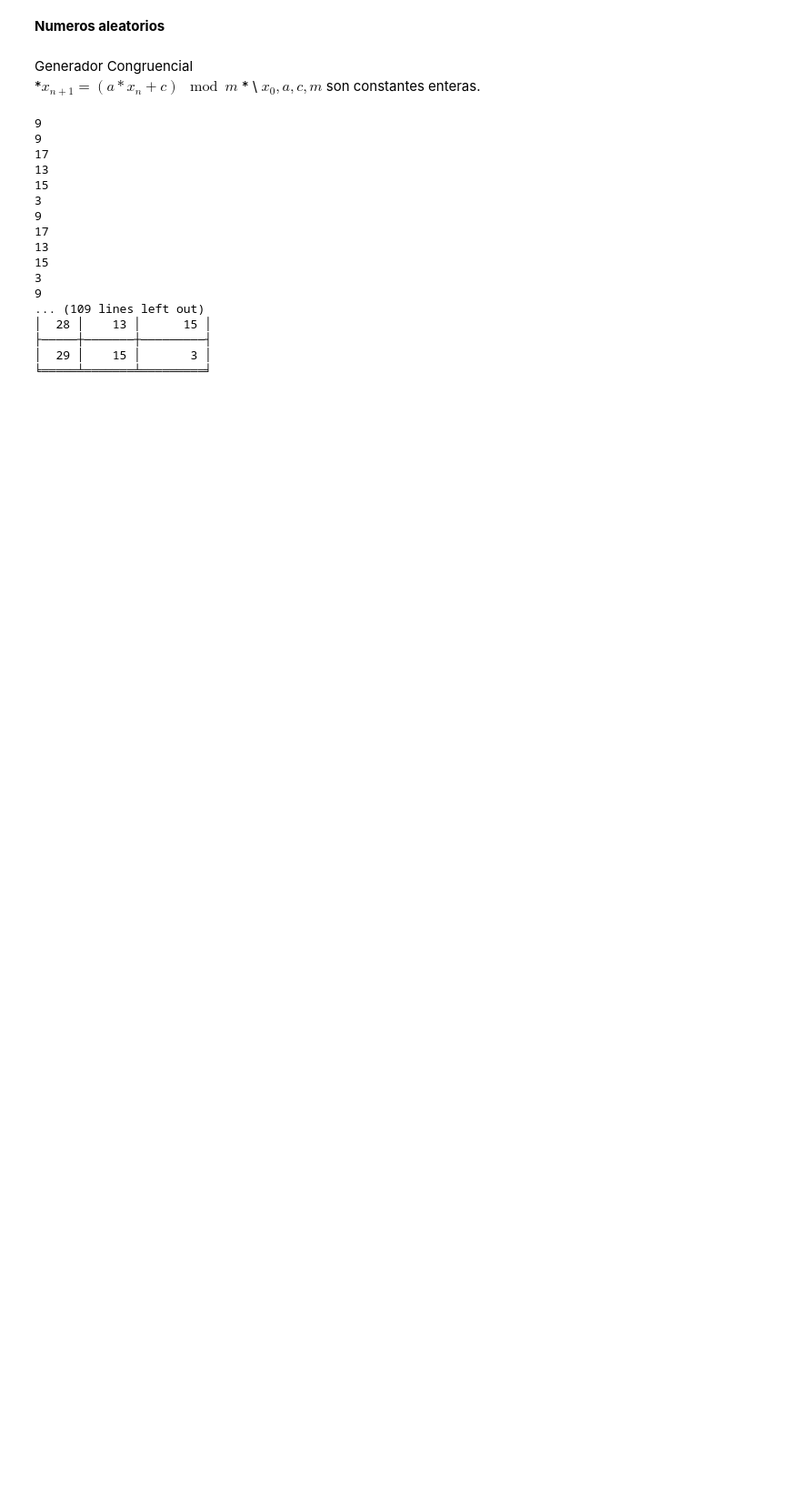
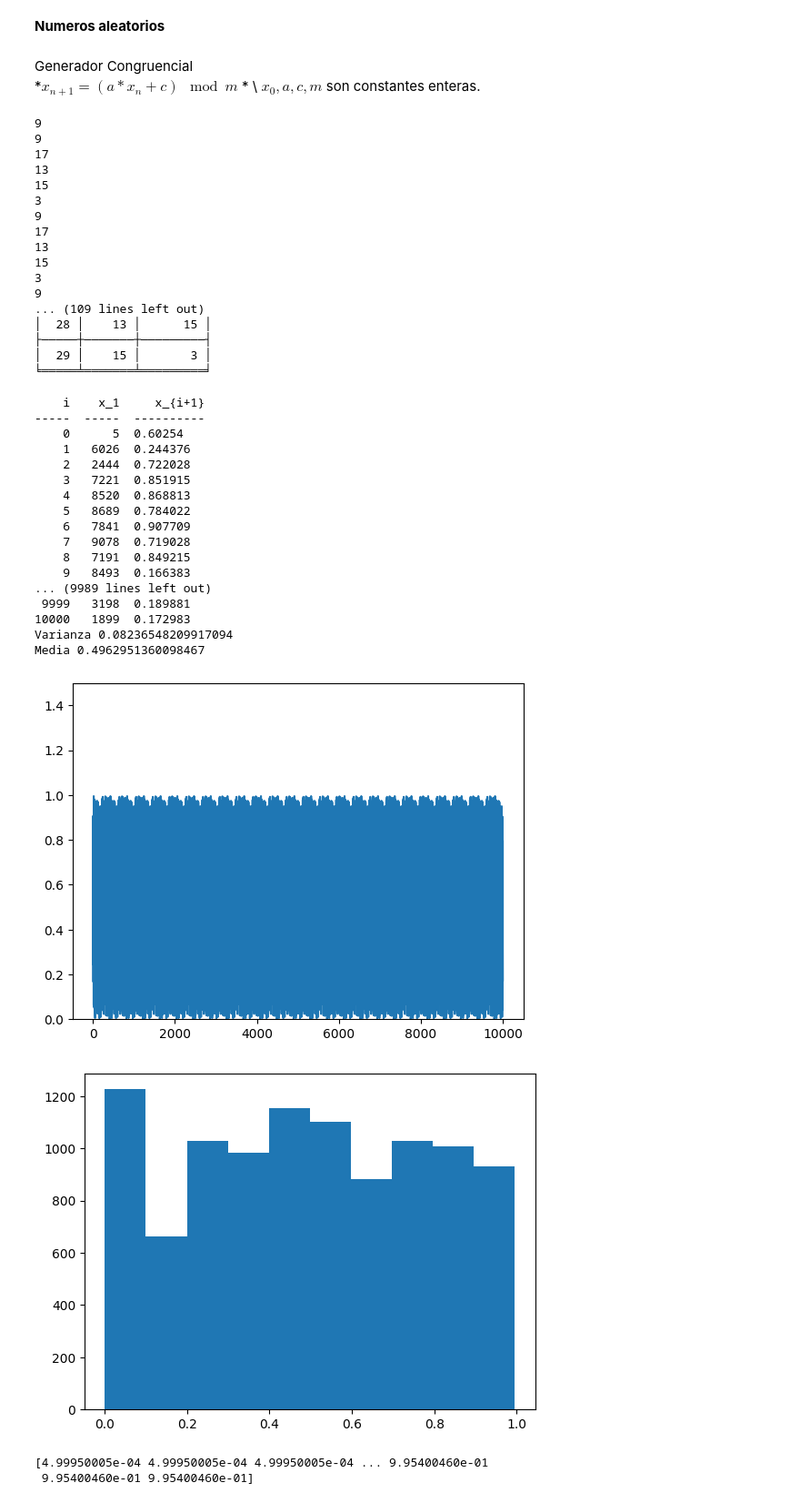
Before and after one commit to JimenezHAnaFer/SIMULACION-1, a Jupyter notebook: Numeros_Aleatorios.ipynb, the cells around one changed output. Shown: that part at 91% size. Cells and saved outputs as stored; diff of their text form; code cells hidden in the pictures; blank space fills up the shorter version.

```diff
--- a/Numeros_Aleatorios.ipynb
+++ b/Numeros_Aleatorios.ipynb
@@ -68,3 +68,78 @@ print(tb.tabulate(muestra_tab, headers=encabezados, tablefmt="fancy_grid"))
 ├─────┼───────┼─────────┤
 │  29 │    15 │       3 │
 ╘═════╧═══════╧═════════╛
+# %%
+import tabulate
+import matplotlib.pyplot as plt
+from numpy import var
+import numpy as np
+
+a = 1001; # cambiar valores a y c
+c = 1021;
+m = 100**2+1;
+x0 = 5;
+n = m;
+
+#Función generadora
+
+def generador(a, c, m, x0):
+  x = (a*x0 + c) % m
+  return x
+
+muestra =[]
+lista=[] #guardamos los datos normalizados
+
+for i in range(n):
+  nuevo = generador(a,c,m,x0)
+  muestra.append([i,x0,nuevo/m])
+  lista.append(nuevo/m)
+  x0=nuevo
+encabezados=["i","x_1","x_{i+1}"]
+print(tabulate.tabulate(muestra,headers = encabezados))
+
+#Varianza y media
+vari= var(lista)
+print("Varianza", vari) #Imprimir el valor de la varianza
+mean = np.mean(lista)
+print("Media", mean) #Imprimir el valor de la media
+
+
+
+
+
+#Gráfica
+plt.plot(lista);
+plt.ylim(0,1.5);
+plt.show();
+#histograma
+plt.hist(lista);
+plt.show();
+
+#probabilidad acumulada
+lista_sort=np.sort(lista); #acomodar valores de la lista
+print(lista_sort);
+y=np.arange(1, m+1)/m;
+plt.plot(lista_sort,y);
+plt.show();
+# %% [output]
+    i    x_1     x_{i+1}
+-----  -----  ----------
+    0      5  0.60254
+    1   6026  0.244376
+    2   2444  0.722028
+    3   7221  0.851915
+    4   8520  0.868813
+    5   8689  0.784022
+    6   7841  0.907709
+    7   9078  0.719028
+    8   7191  0.849215
+    9   8493  0.166383
+... (9989 lines left out)
+ 9999   3198  0.189881
+10000   1899  0.172983
+Varianza 0.08236548209917094
+Media 0.4962951360098467
+[figure, added]
+[figure, added]
+[4.99950005e-04 4.99950005e-04 4.99950005e-04 ... 9.95400460e-01
+ 9.95400460e-01 9.95400460e-01]
```
Also changed, not shown: parts of 1 cell of this notebook.
